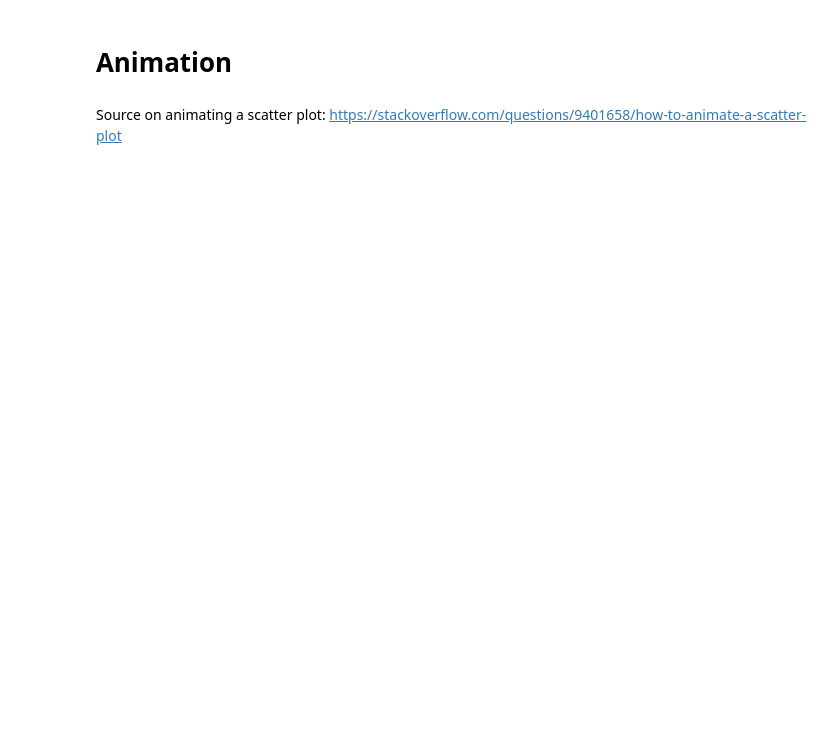
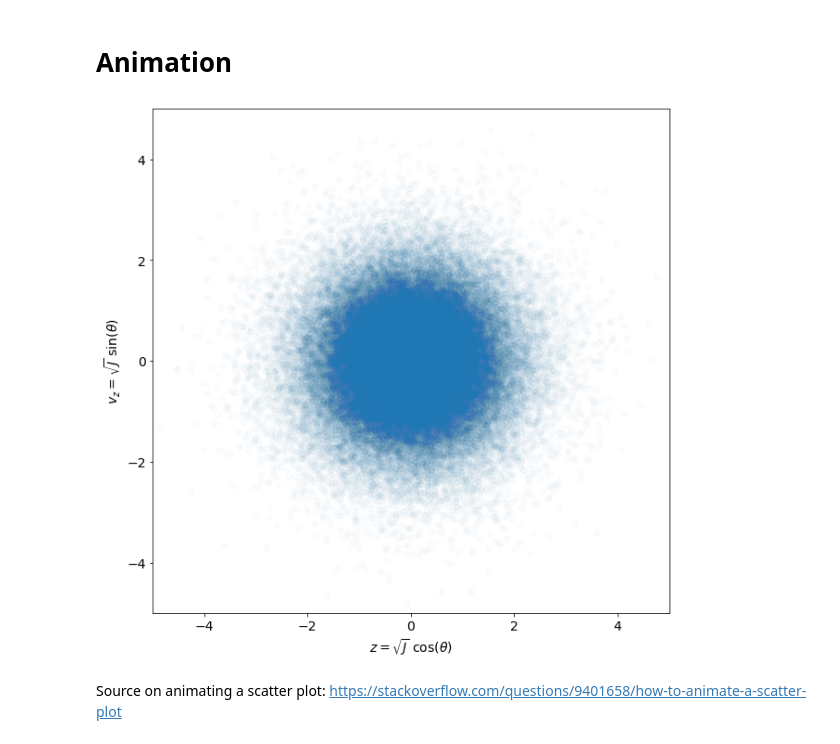
Before and after one commit to Jupiter1994/plasma-echo, a Jupyter notebook: Computing Particle Trajectories.ipynb, the cells around one changed output. Drawn from its saved outputs; the diff is of its cells as text; code cells hidden in the pictures; blank space fills up the shorter version.

```diff
--- a/Computing Particle Trajectories.ipynb
+++ b/Computing Particle Trajectories.ipynb
@@ -183,22 +223,21 @@ fig = plt.figure(figsize=(10,10))
 zs, vzs = pol2cart(thetas, Js)
 scat = plt.scatter(zs, vzs, alpha=0.02)
 
-xlimit = 4.5
+xlimit = 5
 plt.xlim(-xlimit, xlimit)
 plt.ylim(-xlimit, xlimit)
 
-plt.xlabel(r"$\sqrt{J}$ cos($\theta$)")
-plt.ylabel(r"$\sqrt{J}$ sin($\theta$)")
+plt.xlabel(r"$z = \sqrt{J}$ cos($\theta$)")
+plt.ylabel(r"$v_z = \sqrt{J}$ sin($\theta$)")
 
 # the "density" at z=0 (in practice, the number of points near z=0) as a function of time
-delta_n_array = []
+delta_n_over_ns = []
 
 start = time.time()
 
-z_tolerance = 1e-2
-
 # simulating pointers with a dictionary... not ideal but we'll see if it works
 # source: https://realpython.com/pointers-in-python/#using-python-objects
+# WARNING: editing these variables' contents also edits the contents of thetas, Js
 variables = {"hammer1_has_hit": False, "hammer2_has_hit": False, \
              "thetas": thetas, "Js": Js, "Omegas": Omegas}
 
@@ -214,43 +253,51 @@ def updatefig(i):
         variables["Js"] += n1 * A1 * np.sin(n1 * variables["thetas"])
         variables["Omegas"] = compute_Omega(variables["Js"])
         variables["hammer1_has_hit"] = True
     if (~variables["hammer2_has_hit"] and t >= t2):
         variables["Js"] += n2 * A2 * np.sin(n2 * variables["thetas"])
         variables["Omegas"] = compute_Omega(variables["Js"])
         variables["hammer2_has_hit"] = True
 
     # update thetas
     variables["thetas"] += np.mod(Omegas * tstep, 2*np.pi)
 
+    J_is_negative = (variables["Js"] < 0)
+
     ## move negative-J particles to J~0 orbits
     move_negative_J_particles = True
     if move_negative_J_particles:
-        J_is_negative = (variables["Js"] < 0)
-        variables["Js"][J_is_negative] = 1e-4
+        variables["Js"][J_is_negative] = 0
 
     ## convert coordinates to (z, v_z)
-    zs, vzs = pol2cart(variables["thetas"], variables["Js"])
+    hide_negative_J_particles = False
+    if hide_negative_J_particles:
+        zs, vzs = pol2cart(variables["thetas"][~J_is_negative],
+                           variables["Js"][~J_is_negative])
+    else:
+        zs, vzs = pol2cart(variables["thetas"],
+                           variables["Js"])
 
-    ## compute "delta n"
-    z_max = max(np.abs(zs))
-    # "mean density"; ie, N divided by # of z bins with width 2*z_tolerance
-    n_mean = N / (z_max/z_tolerance)
+    ## compute delta n / n_0, ie, number density contrast
 
-    delta_n = np.sum(np.abs(zs) < z_tolerance) - n_mean
-    delta_n_array.append(delta_n)
+    # number of particles at t=0 within z_tolerance of our selected z coordinate
+    n_t = np.sum(np.abs(zs - z_offset) < z_tolerance)
+    delta_n_over_n = (n_t - n_0) / n_0
+    delta_n_over_ns.append(delta_n_over_n)
 
     # make plot
     data = np.transpose((zs, vzs))
     scat.set_offsets(data)
     plt.title('Particle trajectories (t=' + str(t) + ')')
     return scat,
 
 
-make_animation = True
+make_animation = False
 if make_animation:
     ani = animation.FuncAnimation(fig, updatefig, interval=100, frames=len(ts), \
             blit=True)
     ani.save("Sampled_trajectories_temp.mp4")
+# %% [output]
+[figure, added]
 # %% [markdown]
 Source on animating a scatter plot: https://stackoverflow.com/questions/9401658/how-to-animate-a-scatter-plot
 # %%
```
Also changed, not shown: parts of 6 cells of this notebook, 6 other files.
